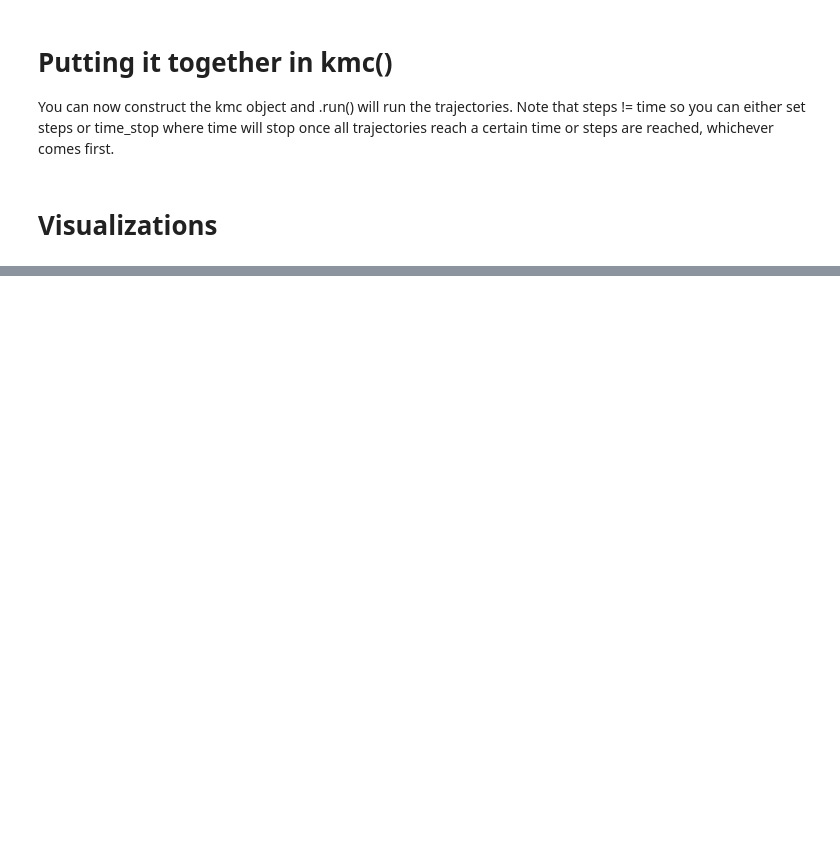
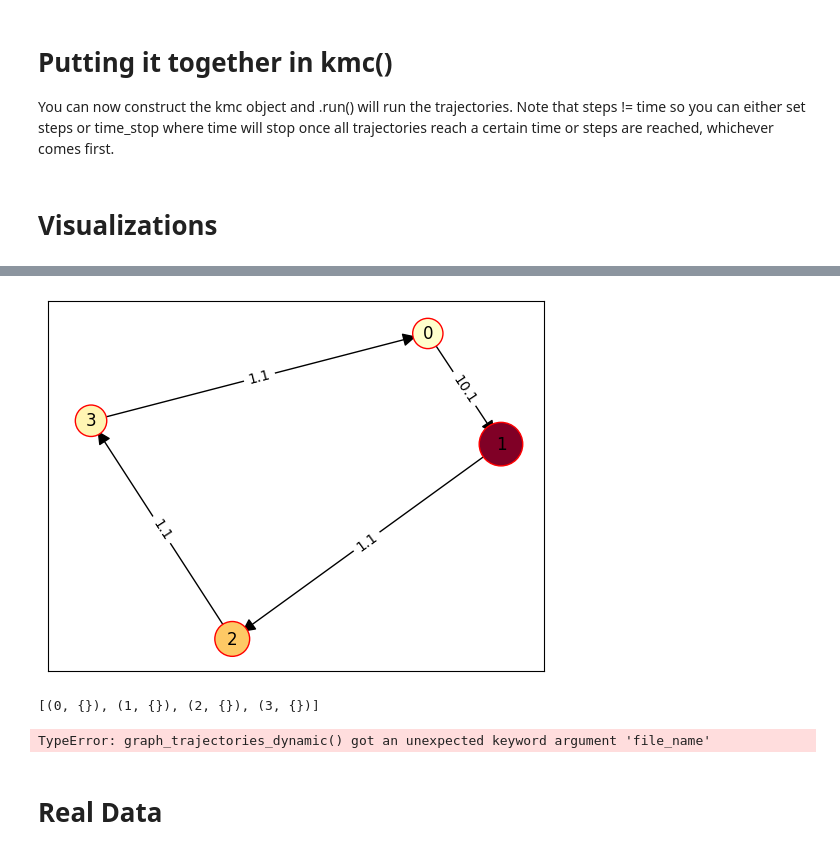
Before and after one commit to santi921/kmcluster, a Jupyter notebook: kmcluster/scripts/run.ipynb, the cells around one changed output, grey strips where cells are left out. Drawn from its saved outputs; the diff is of its cells as text; code cells hidden in the pictures; blank space fills up the shorter version.

```diff
--- a/kmcluster/scripts/run.ipynb
+++ b/kmcluster/scripts/run.ipynb
@@ -133,6 +140,22 @@ graph_trajectories_static(trajectories, time_slice) # TODO: heatmap graph of a g
+# %%
+time_slice = 0
+graph_trajectories_static(
+    trajectories=trajectories,
+    rates = rates_four_sym,
+    frame=10,
+    pos = pos
+)
+# %% [output]
+[figure, added]
+[(0, {}), (1, {}), (2, {}), (3, {})]
 # %%
-#graph_trajectories_dynamic(trajectories, max_time = 1000) # TODO: movie of heatmap over time
+#%matplotlib nbagg
+graph_trajectories_dynamic(trajectories=trajectories, rates = rates_four_sym, time_max = 1000, n_states=4, file_name="Pt4H1") # TODO: movie of heatmap over time
+# %% [output]
+TypeError: graph_trajectories_dynamic() got an unexpected keyword argument 'file_name'
 # %%
 #communities_static(trajectories, time = 1000) # TODO: create superbasins of states using community graph algorithms
 # %%
 #communities(trajectories, max_time = 1000) # TODO: create superbasins of states using community graph algorithms
+# %% [markdown]
+# Real Data
```
Also changed, not shown: parts of 11 cells of this notebook, 5 other files.
